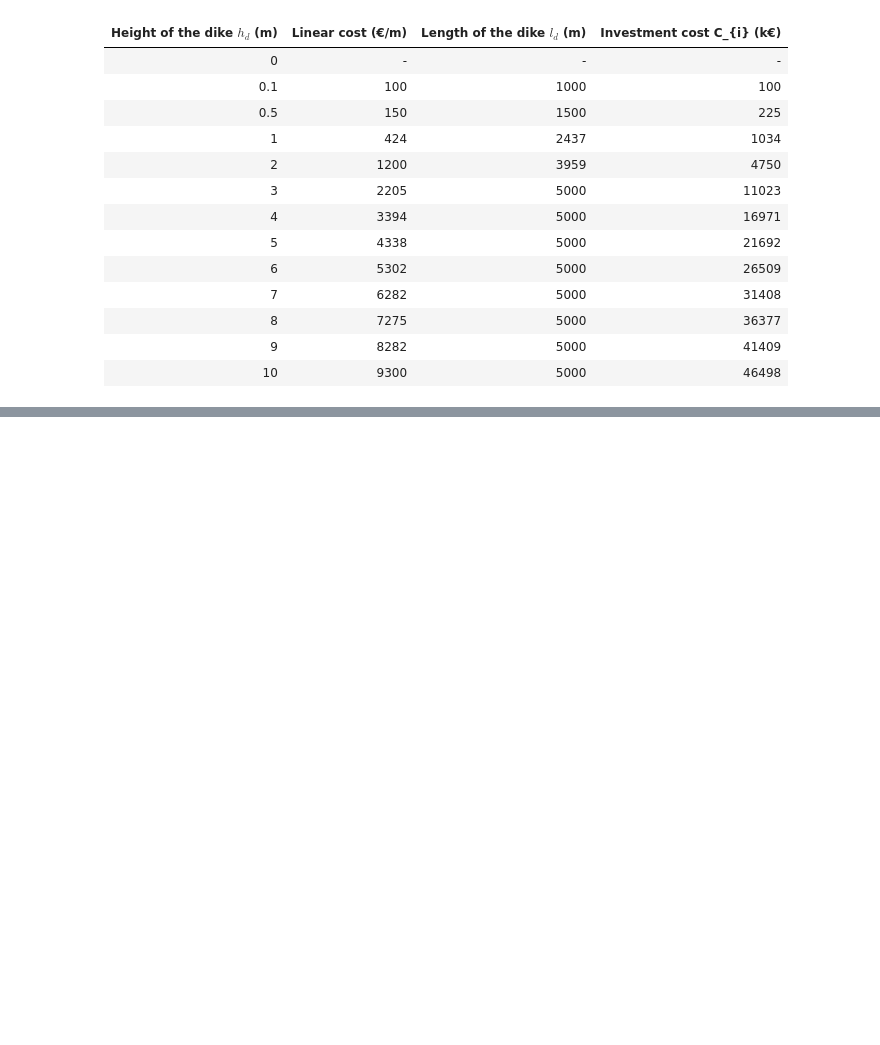
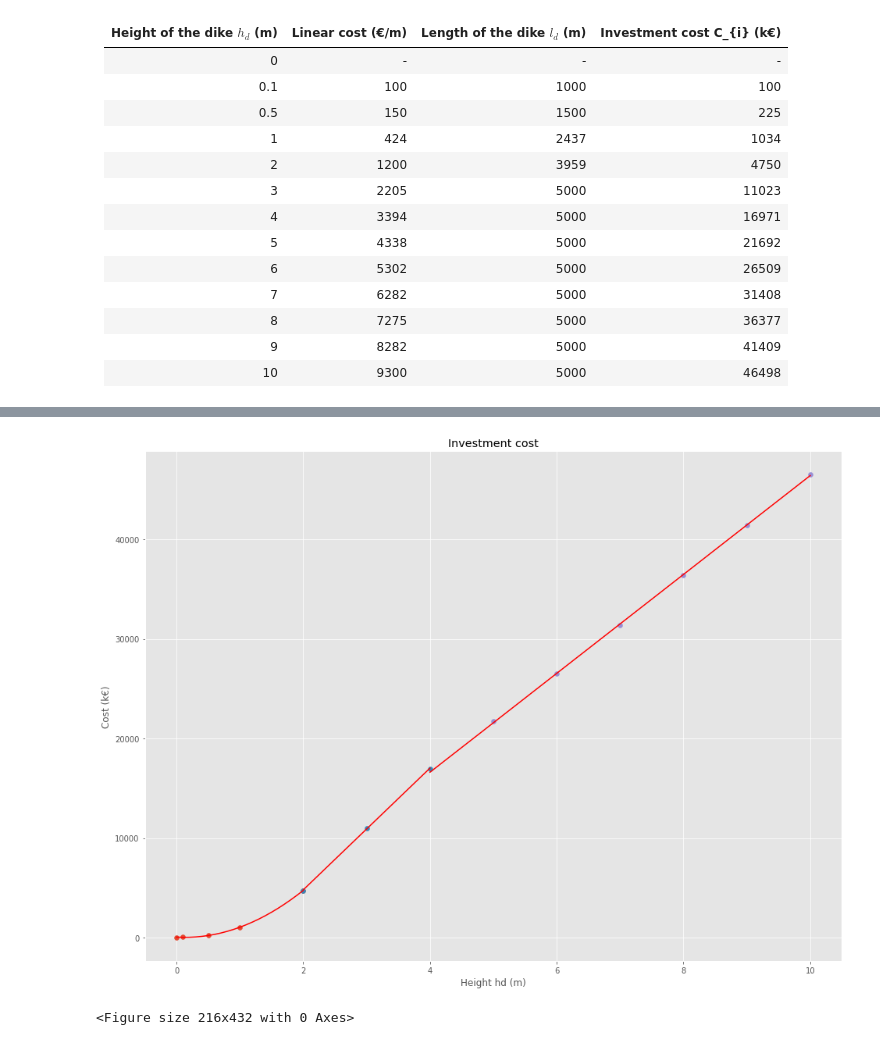
Before and after one commit to geraldomsousaj/industrial-challenge-EDF, a Jupyter notebook: Draft_part_3.ipynb, the cells around one changed output, grey strips where cells are left out. Cells and saved outputs as stored; diff of their text form; code cells hidden in the pictures; blank space fills up the shorter version.

```diff
--- a/Draft_part_3.ipynb
+++ b/Draft_part_3.ipynb
@@ -786,22 +801,25 @@ def c_i(hd):
   return C_i
 # %%
 # Plotting the investment cost curve
-pyplot.scatter(hd_list_A,C_i_list_A)
-x_line=arange(min(hd_list_A),max(hd_list_A)+0.1,0.1)
+
+plt.scatter(hd_list_A,C_i_list_A)
+x_line=np.arange(min(hd_list_A),max(hd_list_A)+0.1,0.1)
 y_line=quad_obj(x_line,a,b,c)
-pyplot.plot(x_line,y_line,'-',color='red')
+plt.plot(x_line,y_line,'-',color='red')
 
-pyplot.scatter(hd_list_B,C_i_list_B)
-x_line=arange(min(hd_list_B),max(hd_list_B)+1,1)
+plt.scatter(hd_list_B,C_i_list_B)
+x_line=np.arange(min(hd_list_B),max(hd_list_B)+1,1)
 y_line=lin_obj(x_line,d,e)
-pyplot.plot(x_line,y_line,'-',color='red')
+plt.plot(x_line,y_line,'-',color='red')
+plt.scatter(hd_list_C,C_i_list_C)
+x_line=np.arange(min(hd_list_C)-1,max(hd_list_C)+1,1)
+y_line=lin_obj(x_line,f,g)
+plt.plot(x_line,y_line,'-',color='red')
 
-pyplot.scatter(hd_list_C,C_i_list_C)
-x_line=arange(min(hd_list_C)-1,max(hd_list_C)+1,1)
-y_line=lin_obj(x_line,f,g)
-pyplot.plot(x_line,y_line,'-',color='red')
-
-pyplot.show
-pyplot.xlabel('Height hd (m)')
-pyplot.ylabel('Cost (k€)')
-pyplot.title('Investment cost')
+plt.xlabel('Height hd (m)')
+plt.ylabel('Cost (k€)')
+plt.title('Investment cost')
+plt.show()
+# %% [output]
+[figure, added]
+<Figure size 216x432 with 0 Axes>
```
Also changed, not shown: parts of 7 cells of this notebook.
